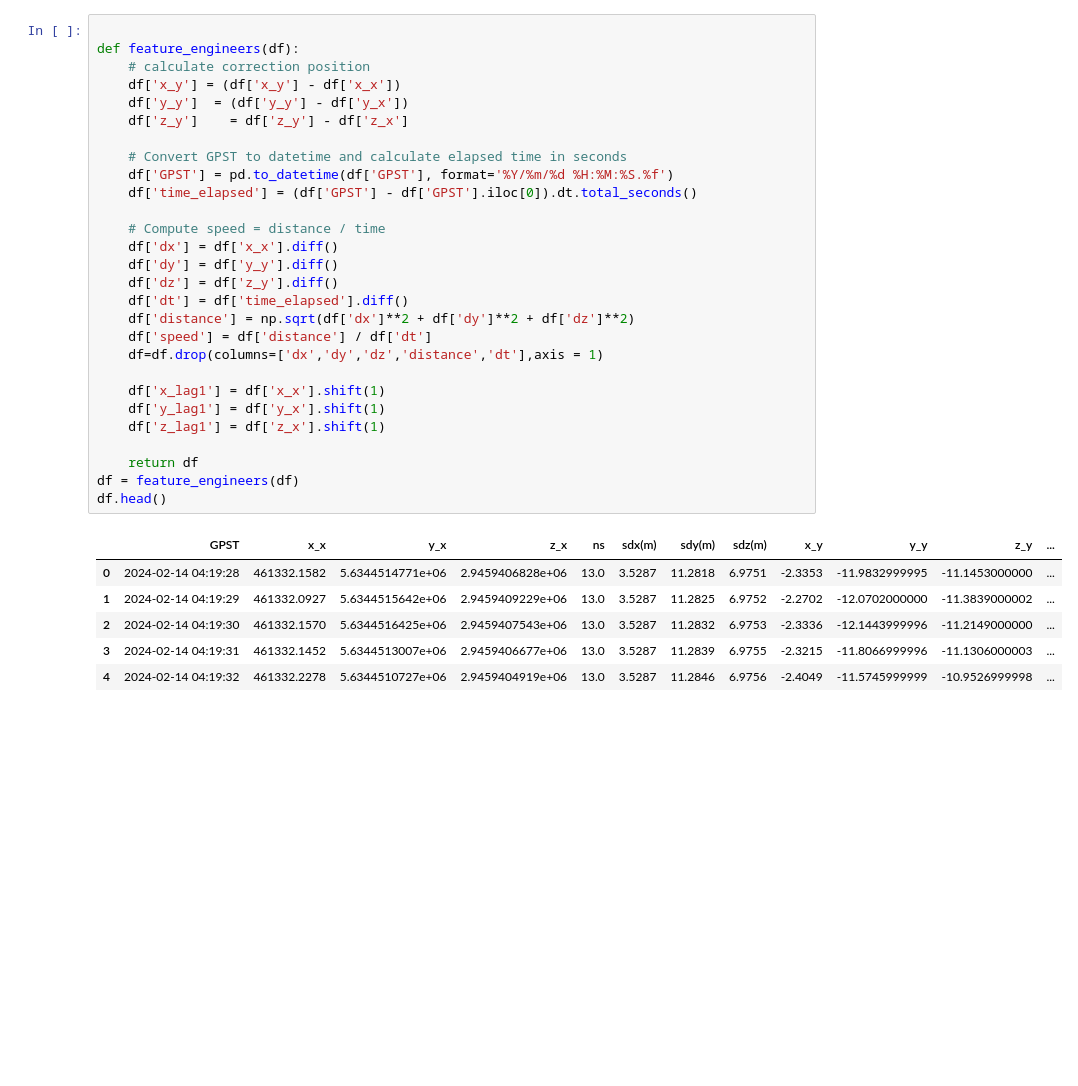
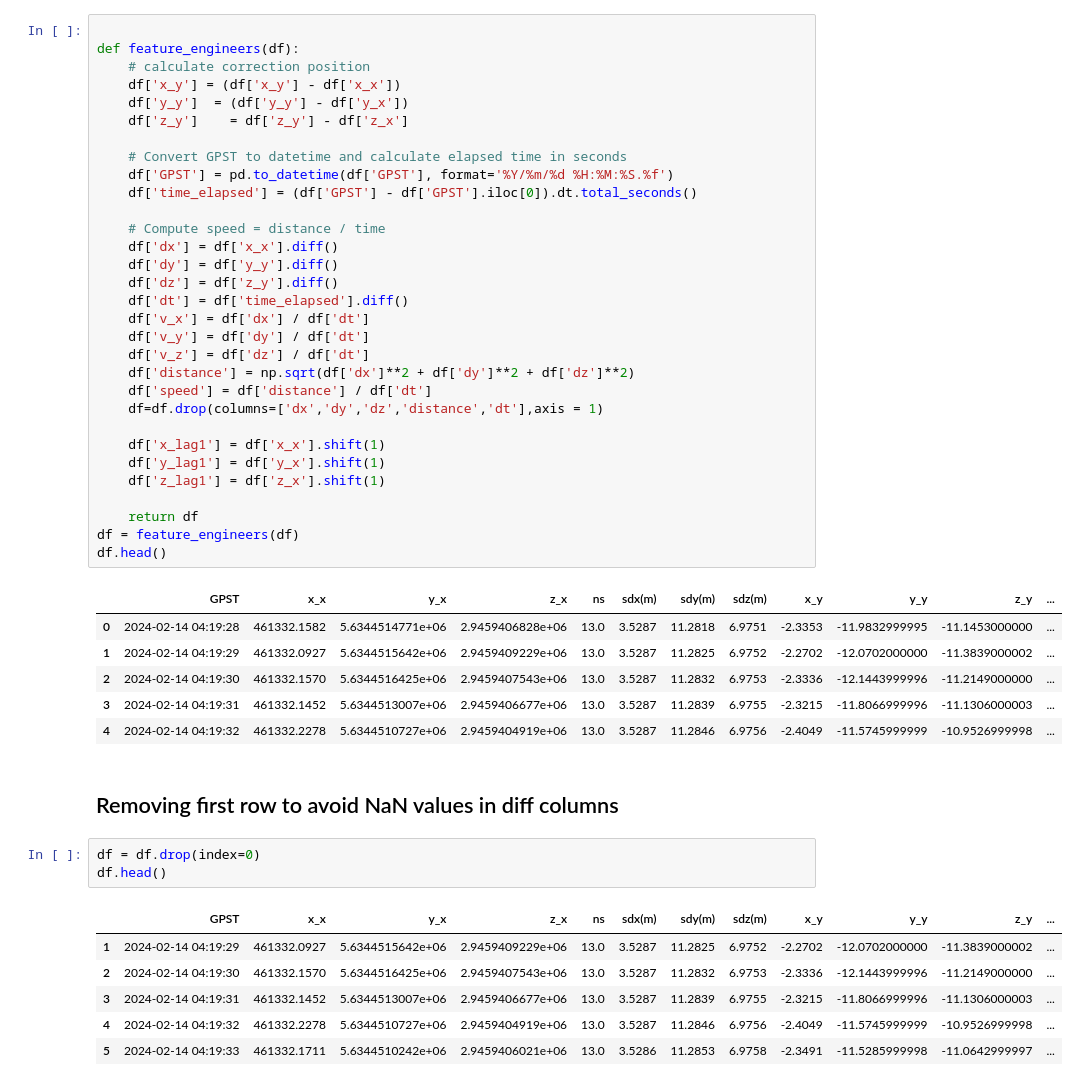
Before and after one commit to ZeyadSaleh-ejust/RTKCorrection, a Jupyter notebook: src/research/base_model.ipynb, the cells around one changed output. Saved outputs shown, nothing was run; the diff lists cells and outputs as text; blank space fills up the shorter version.

```diff
--- a/src/research/base_model.ipynb
+++ b/src/research/base_model.ipynb
@@ -176,6 +178,9 @@ def feature_engineers(df):
     df['dy'] = df['y_y'].diff()
     df['dz'] = df['z_y'].diff()
     df['dt'] = df['time_elapsed'].diff()
+    df['v_x'] = df['dx'] / df['dt']
+    df['v_y'] = df['dy'] / df['dt']
+    df['v_z'] = df['dz'] / df['dt']
     df['distance'] = np.sqrt(df['dx']**2 + df['dy']**2 + df['dz']**2)
     df['speed'] = df['distance'] / df['dt']
     df=df.drop(columns=['dx','dy','dz','distance','dt'],axis = 1)
@@ -194,3 +199,15 @@ df.head()
 | 2 | 2024-02-14 04:19:30 | 461332.1570 | 5.6344516425e+06 | 2.9459407543e+06 | 13.0 | 3.5287 | 11.2832 | 6.9753 | -2.3336 | -12.1443999996 | -11.2149000000 | ... |
 | 3 | 2024-02-14 04:19:31 | 461332.1452 | 5.6344513007e+06 | 2.9459406677e+06 | 13.0 | 3.5287 | 11.2839 | 6.9755 | -2.3215 | -11.8066999996 | -11.1306000003 | ... |
 | 4 | 2024-02-14 04:19:32 | 461332.2278 | 5.6344510727e+06 | 2.9459404919e+06 | 13.0 | 3.5287 | 11.2846 | 6.9756 | -2.4049 | -11.5745999999 | -10.9526999998 | ... |
+# %% [markdown]
+## Removing first row to avoid NaN values in diff columns
+# %%
+df = df.drop(index=0)
+df.head()
+# %% [output]
+|  | GPST | x_x | y_x | z_x | ns | sdx(m) | sdy(m) | sdz(m) | x_y | y_y | z_y | ... |
+| 1 | 2024-02-14 04:19:29 | 461332.0927 | 5.6344515642e+06 | 2.9459409229e+06 | 13.0 | 3.5287 | 11.2825 | 6.9752 | -2.2702 | -12.0702000000 | -11.3839000002 | ... |
+| 2 | 2024-02-14 04:19:30 | 461332.1570 | 5.6344516425e+06 | 2.9459407543e+06 | 13.0 | 3.5287 | 11.2832 | 6.9753 | -2.3336 | -12.1443999996 | -11.2149000000 | ... |
+| 3 | 2024-02-14 04:19:31 | 461332.1452 | 5.6344513007e+06 | 2.9459406677e+06 | 13.0 | 3.5287 | 11.2839 | 6.9755 | -2.3215 | -11.8066999996 | -11.1306000003 | ... |
+| 4 | 2024-02-14 04:19:32 | 461332.2278 | 5.6344510727e+06 | 2.9459404919e+06 | 13.0 | 3.5287 | 11.2846 | 6.9756 | -2.4049 | -11.5745999999 | -10.9526999998 | ... |
+| 5 | 2024-02-14 04:19:33 | 461332.1711 | 5.6344510242e+06 | 2.9459406021e+06 | 13.0 | 3.5286 | 11.2853 | 6.9758 | -2.3491 | -11.5285999998 | -11.0642999997 | ... |
```
Also changed, not shown: parts of 7 cells of this notebook, 5 other files.
